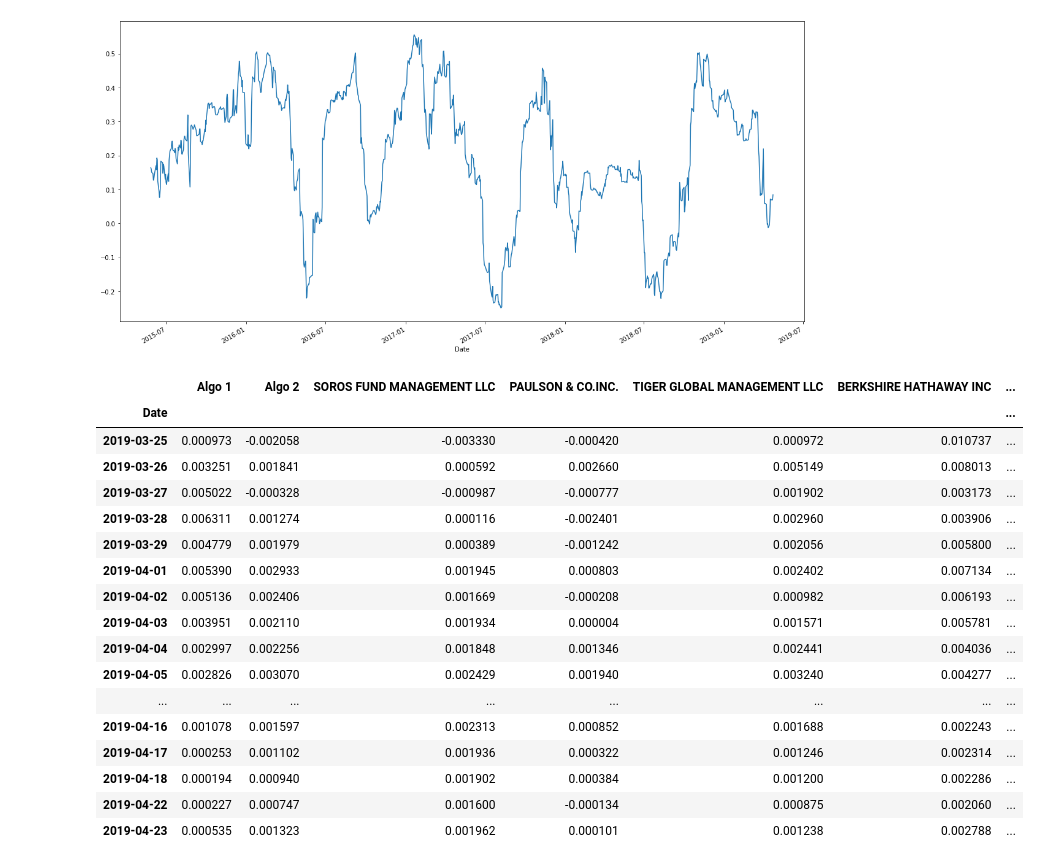
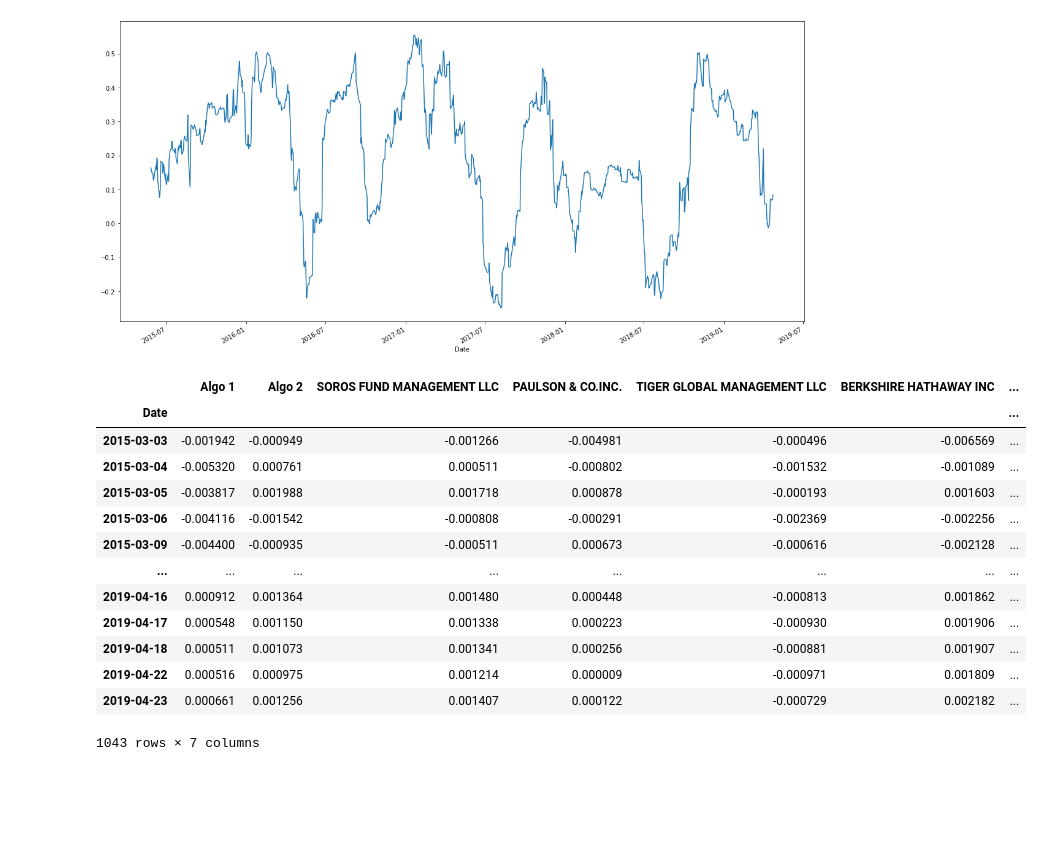
Before and after one commit to Vielufs/pandas-homework, a Jupyter notebook: pandashw.ipynb, the cells around one changed output. Cells and saved outputs as stored; diff of their text form; code cells hidden in the pictures; blank space fills up the shorter version.

```diff
--- a/pandashw.ipynb
+++ b/pandashw.ipynb
@@ -319,24 +323,21 @@ rolling_beta.plot(figsize=(20,10))
 <AxesSubplot:xlabel='Date'>
 [figure]
 # %%
-ewm_21 = combined_df.iloc[-21:,:].ewm(halflife=21).mean()
+## Trying to use the ewm function
+ewm_21 = combined_df.ewm(halflife=21).mean()
 ewm_21
 # %% [output]
 |  | Algo 1 | Algo 2 | SOROS FUND MANAGEMENT LLC | PAULSON & CO.INC. | TIGER GLOBAL MANAGEMENT LLC | BERKSHIRE HATHAWAY INC | ... |
 | Date |  |  |  |  |  |  | ... |
-| 2019-03-25 | 0.000973 | -0.002058 | -0.003330 | -0.000420 | 0.000972 | 0.010737 | ... |
-| 2019-03-26 | 0.003251 | 0.001841 | 0.000592 | 0.002660 | 0.005149 | 0.008013 | ... |
-| 2019-03-27 | 0.005022 | -0.000328 | -0.000987 | -0.000777 | 0.001902 | 0.003173 | ... |
-| 2019-03-28 | 0.006311 | 0.001274 | 0.000116 | -0.002401 | 0.002960 | 0.003906 | ... |
-| 2019-03-29 | 0.004779 | 0.001979 | 0.000389 | -0.001242 | 0.002056 | 0.005800 | ... |
-| 2019-04-01 | 0.005390 | 0.002933 | 0.001945 | 0.000803 | 0.002402 | 0.007134 | ... |
-| 2019-04-02 | 0.005136 | 0.002406 | 0.001669 | -0.000208 | 0.000982 | 0.006193 | ... |
-| 2019-04-03 | 0.003951 | 0.002110 | 0.001934 | 0.000004 | 0.001571 | 0.005781 | ... |
-| 2019-04-04 | 0.002997 | 0.002256 | 0.001848 | 0.001346 | 0.002441 | 0.004036 | ... |
-| 2019-04-05 | 0.002826 | 0.003070 | 0.002429 | 0.001940 | 0.003240 | 0.004277 | ... |
+| 2015-03-03 | -0.001942 | -0.000949 | -0.001266 | -0.004981 | -0.000496 | -0.006569 | ... |
+| 2015-03-04 | -0.005320 | 0.000761 | 0.000511 | -0.000802 | -0.001532 | -0.001089 | ... |
+| 2015-03-05 | -0.003817 | 0.001988 | 0.001718 | 0.000878 | -0.000193 | 0.001603 | ... |
+| 2015-03-06 | -0.004116 | -0.001542 | -0.000808 | -0.000291 | -0.002369 | -0.002256 | ... |
+| 2015-03-09 | -0.004400 | -0.000935 | -0.000511 | 0.000673 | -0.000616 | -0.002128 | ... |
 | ... | ... | ... | ... | ... | ... | ... | ... |
-| 2019-04-16 | 0.001078 | 0.001597 | 0.002313 | 0.000852 | 0.001688 | 0.002243 | ... |
-| 2019-04-17 | 0.000253 | 0.001102 | 0.001936 | 0.000322 | 0.001246 | 0.002314 | ... |
-| 2019-04-18 | 0.000194 | 0.000940 | 0.001902 | 0.000384 | 0.001200 | 0.002286 | ... |
-| 2019-04-22 | 0.000227 | 0.000747 | 0.001600 | -0.000134 | 0.000875 | 0.002060 | ... |
-| 2019-04-23 | 0.000535 | 0.001323 | 0.001962 | 0.000101 | 0.001238 | 0.002788 | ... |
+| 2019-04-16 | 0.000912 | 0.001364 | 0.001480 | 0.000448 | -0.000813 | 0.001862 | ... |
+| 2019-04-17 | 0.000548 | 0.001150 | 0.001338 | 0.000223 | -0.000930 | 0.001906 | ... |
+| 2019-04-18 | 0.000511 | 0.001073 | 0.001341 | 0.000256 | -0.000881 | 0.001907 | ... |
+| 2019-04-22 | 0.000516 | 0.000975 | 0.001214 | 0.000009 | -0.000971 | 0.001809 | ... |
+| 2019-04-23 | 0.000661 | 0.001256 | 0.001407 | 0.000122 | -0.000729 | 0.002182 | ... |
+1043 rows × 7 columns
```
Also changed, not shown: parts of 56 cells of this notebook, 8 other files.
